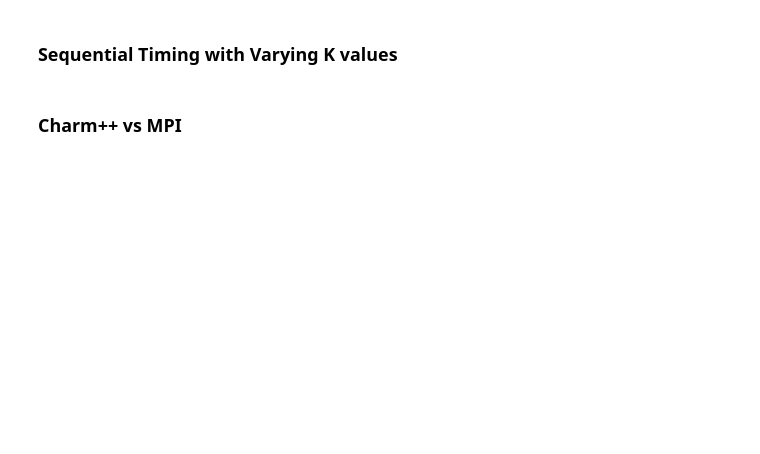
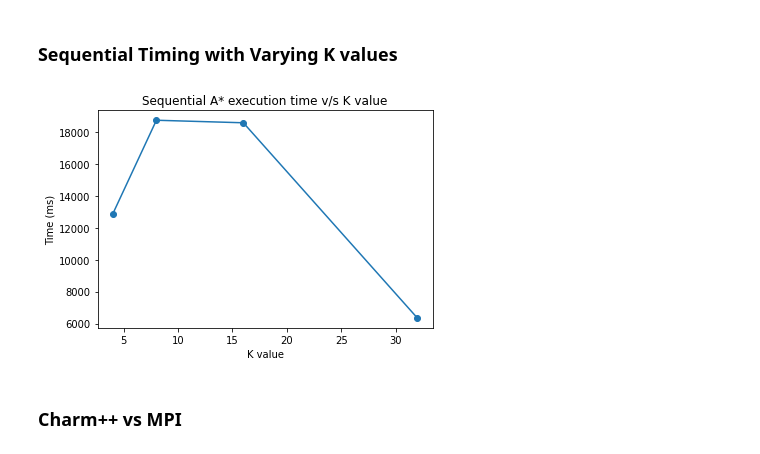
Before and after one commit to minghui-liu/parallel_astar, a Jupyter notebook: plots.ipynb, the cells around one changed output. Drawn from its saved outputs; the diff is of its cells as text; code cells hidden in the pictures; blank space fills up the shorter version.

```diff
--- a/plots.ipynb
+++ b/plots.ipynb
@@ -8,4 +8,4 @@ import pandas as pd
 # %%
 K_list = [4, 8, 16, 32]
 
-#seq_timing = []
+seq_timing = [12894, 18747, 18588, 6353]
@@ -14,2 +12,10 @@ K_list = [4, 8, 16, 32]
+# %%
+plt.plot(K_list, seq_timing, marker='o')
+#plt.plot(num_gpus, charmpp, marker='o', label='Charm++')
+plt.title("Sequential A* execution time v/s K value")
+plt.xlabel("K value")
+plt.ylabel("Time (ms)")
+# %% [output]
+[figure, added]
 # %% [markdown]
 ### Charm++ vs MPI
```
Also changed, not shown: parts of 8 cells of this notebook.
